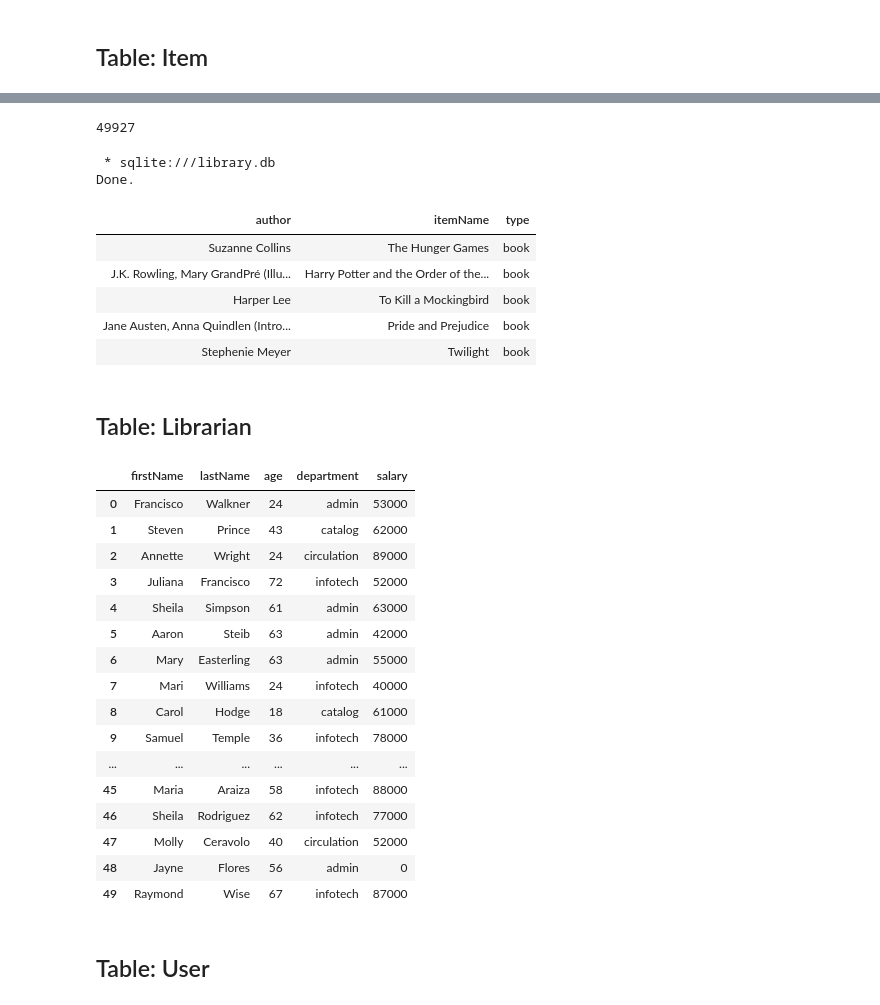
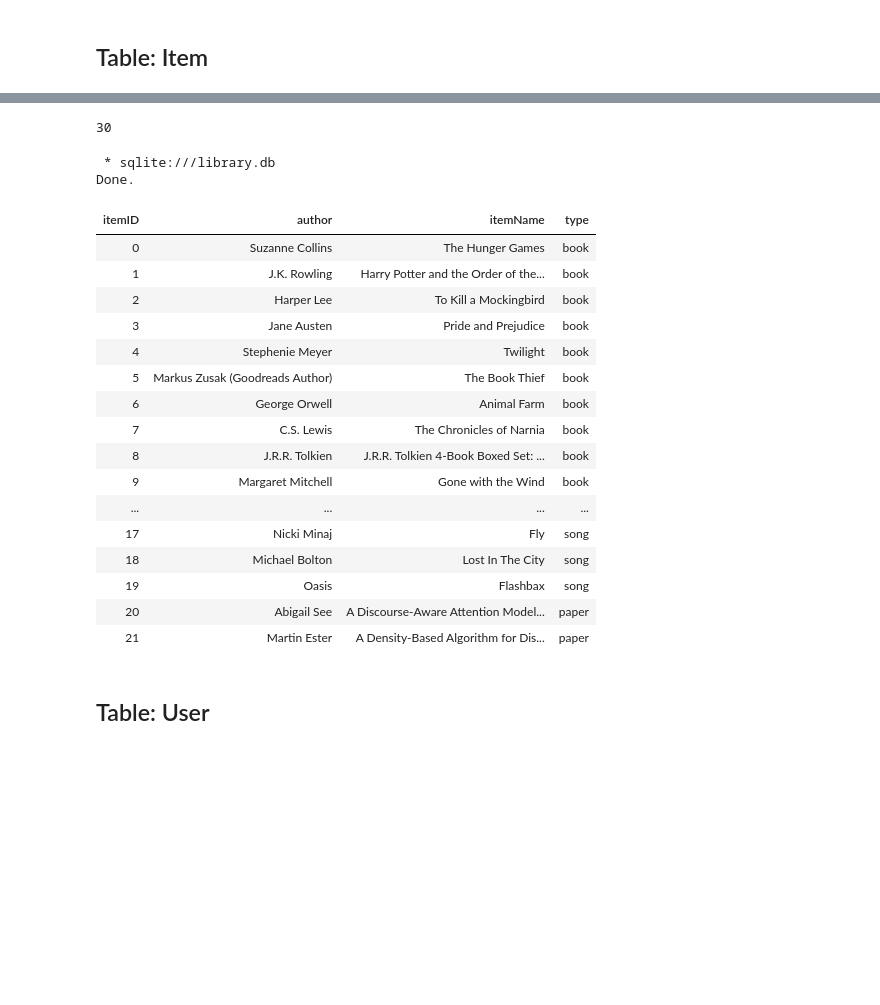
Before and after one commit to dreaminred/cmpt354-miniproject, a Jupyter notebook: notebooks/db-design.ipynb, the cells around one changed output, grey strips where cells are left out. Drawn from its saved outputs; the diff is of its cells as text; code cells hidden in the pictures; blank space fills up the shorter version.

Commit message:
Wrote triggers, filled out 4 tables w/ data
Tables: User, Librarian, Item, LibraryItem

```diff
--- a/notebooks/db-design.ipynb
+++ b/notebooks/db-design.ipynb
@@ -145,0 +303,10 @@ books.drop_duplicates(subset=['itemName'], inplace=True)
+# %%
+songs_full = pd.read_csv('..//data/songs.csv')
+songs_full.rename(columns={'song':'itemName','artist':'author'}, inplace=True)
+songs = pd.DataFrame()
+for row in range(0,5):
+    random_song = songs_full.sample()
+    songs = pd.concat([songs,random_song])
+songs.loc[:,'type'] = 'song'
+songs.drop(columns=['link', 'text'], inplace=True)
+songs.head(5)
@@ -145,0 +322,5 @@ books.drop_duplicates(subset=['itemName'], inplace=True)
+# %%
+paper1 = pd.DataFrame(pd.Series({'author':'Abigail See', 'itemName':'A Discourse-Aware Attention Model for Abstractive Summarization of Long Documents', 'type':'paper'})).transpose()
+paper2 = pd.DataFrame(pd.Series({'author':'Martin Ester', 'itemName':'A Density-Based Algorithm for Discovering Clusters in Large Spatial Databases with Noise ', 'type':'paper'})).transpose()
+papers = pd.concat([paper1, paper2])
+papers
@@ -145,0 +331,11 @@ books.drop_duplicates(subset=['itemName'], inplace=True)
+# %%
+Item = pd.concat([books, movies, songs, papers])
+Item.reset_index(drop=True, inplace=True)
+Item.index.names = ['itemID']
+# %%
+for row in range(0,len(Item)):
+    itemName = Item.iloc[row]['author']
+    comma_index = itemName.find(',')
+    if (comma_index>1):
+        author_solo = itemName[0:comma_index]
+        Item.loc[row,'author'] = author_solo
@@ -146,19 +457,31 @@ books.drop_duplicates(subset=['itemName'], inplace=True)
 # %%
 engine = create_engine('sqlite:///library.db', echo=False)
-books.to_sql('Item', con=engine, if_exists='append', index=False)
+Item.reset_index().to_sql('Item', con=engine, if_exists='append', index=False)
+LibraryItem.reset_index().to_sql('LibraryItem', con=engine, if_exists='append', index=False)
+Librarian.reset_index().to_sql('Librarian', con=engine, if_exists='append', index=False)
+User.to_sql('User', con=engine, if_exists='append', index=False)
 # %% [output]
-49927
+30
 # %%
 %%sql
-SELECT * FROM Item LIMIT 5;
+SELECT * FROM Item;
 # %% [output]
  * sqlite:///library.db
 Done.
-| author | itemName | type |
-| Suzanne Collins | The Hunger Games | book |
-| J.K. Rowling, Mary GrandPré (Illu... | Harry Potter and the Order of the... | book |
-| Harper Lee | To Kill a Mockingbird | book |
-| Jane Austen, Anna Quindlen (Intro... | Pride and Prejudice | book |
-| Stephenie Meyer | Twilight | book |
+| itemID | author | itemName | type |
+| 0 | Suzanne Collins | The Hunger Games | book |
+| 1 | J.K. Rowling | Harry Potter and the Order of the... | book |
+| 2 | Harper Lee | To Kill a Mockingbird | book |
+| 3 | Jane Austen | Pride and Prejudice | book |
+| 4 | Stephenie Meyer | Twilight | book |
+| 5 | Markus Zusak (Goodreads Author) | The Book Thief | book |
+| 6 | George Orwell | Animal Farm | book |
+| 7 | C.S. Lewis | The Chronicles of Narnia | book |
+| 8 | J.R.R. Tolkien | J.R.R. Tolkien 4-Book Boxed Set: ... | book |
+| 9 | Margaret Mitchell | Gone with the Wind | book |
+| ... | ... | ... | ... |
+| 17 | Nicki Minaj | Fly | song |
+| 18 | Michael Bolton | Lost In The City | song |
+| 19 | Oasis | Flashbax | song |
+| 20 | Abigail See | A Discourse-Aware Attention Model... | paper |
+| 21 | Martin Ester | A Density-Based Algorithm for Dis... | paper |
-# %% [markdown]
-## Table: Librarian
@@ -188,23 +488,3 @@ if ()
-# %%
-librarians
-# %% [output]
-|  | firstName | lastName | age | department | salary |
-| 0 | Francisco | Walkner | 24 | admin | 53000 |
-| 1 | Steven | Prince | 43 | catalog | 62000 |
-| 2 | Annette | Wright | 24 | circulation | 89000 |
-| 3 | Juliana | Francisco | 72 | infotech | 52000 |
-| 4 | Sheila | Simpson | 61 | admin | 63000 |
-| 5 | Aaron | Steib | 63 | admin | 42000 |
-| 6 | Mary | Easterling | 63 | admin | 55000 |
-| 7 | Mari | Williams | 24 | infotech | 40000 |
-| 8 | Carol | Hodge | 18 | catalog | 61000 |
-| 9 | Samuel | Temple | 36 | infotech | 78000 |
-| ... | ... | ... | ... | ... | ... |
-| 45 | Maria | Araiza | 58 | infotech | 88000 |
-| 46 | Sheila | Rodriguez | 62 | infotech | 77000 |
-| 47 | Molly | Ceravolo | 40 | circulation | 52000 |
-| 48 | Jayne | Flores | 56 | admin | 0 |
-| 49 | Raymond | Wise | 67 | infotech | 87000 |
 # %% [markdown]
 ## Table: User
 # %%
```
Also changed, not shown: parts of 42 cells of this notebook, 10 other files.
